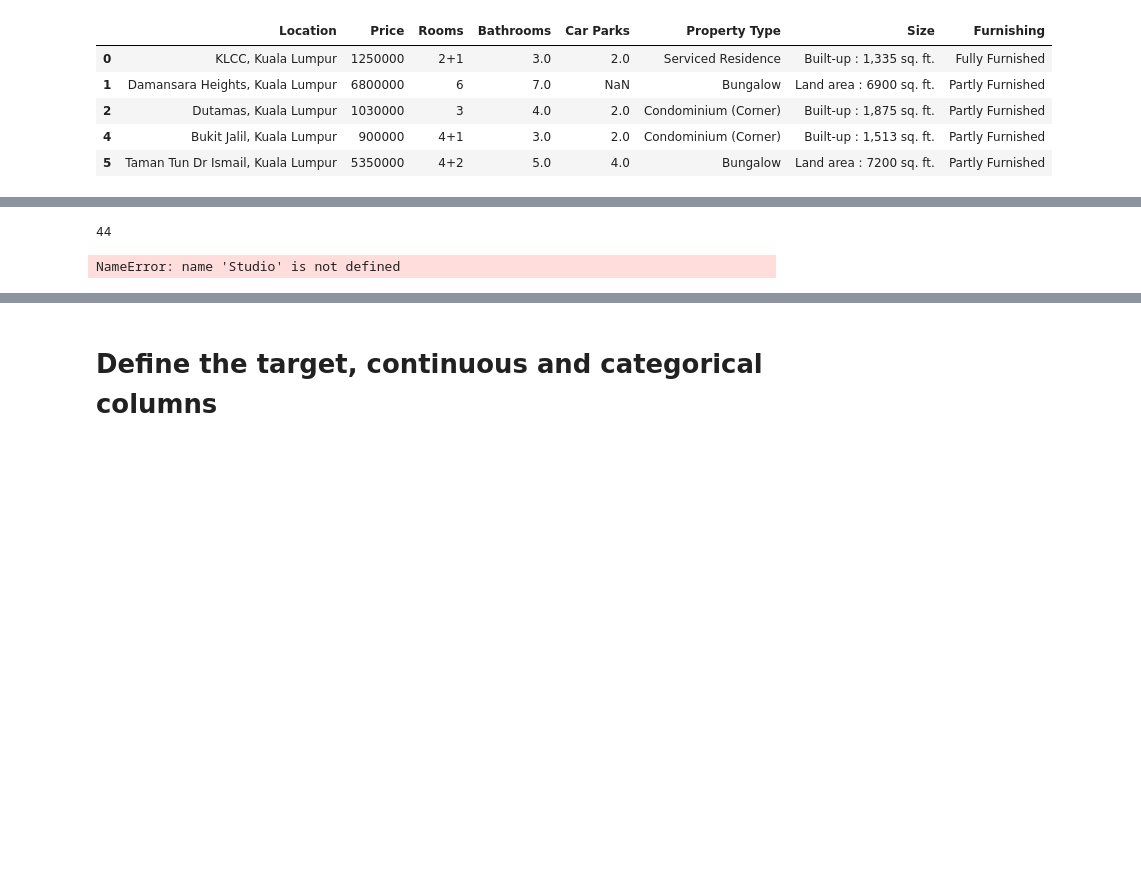
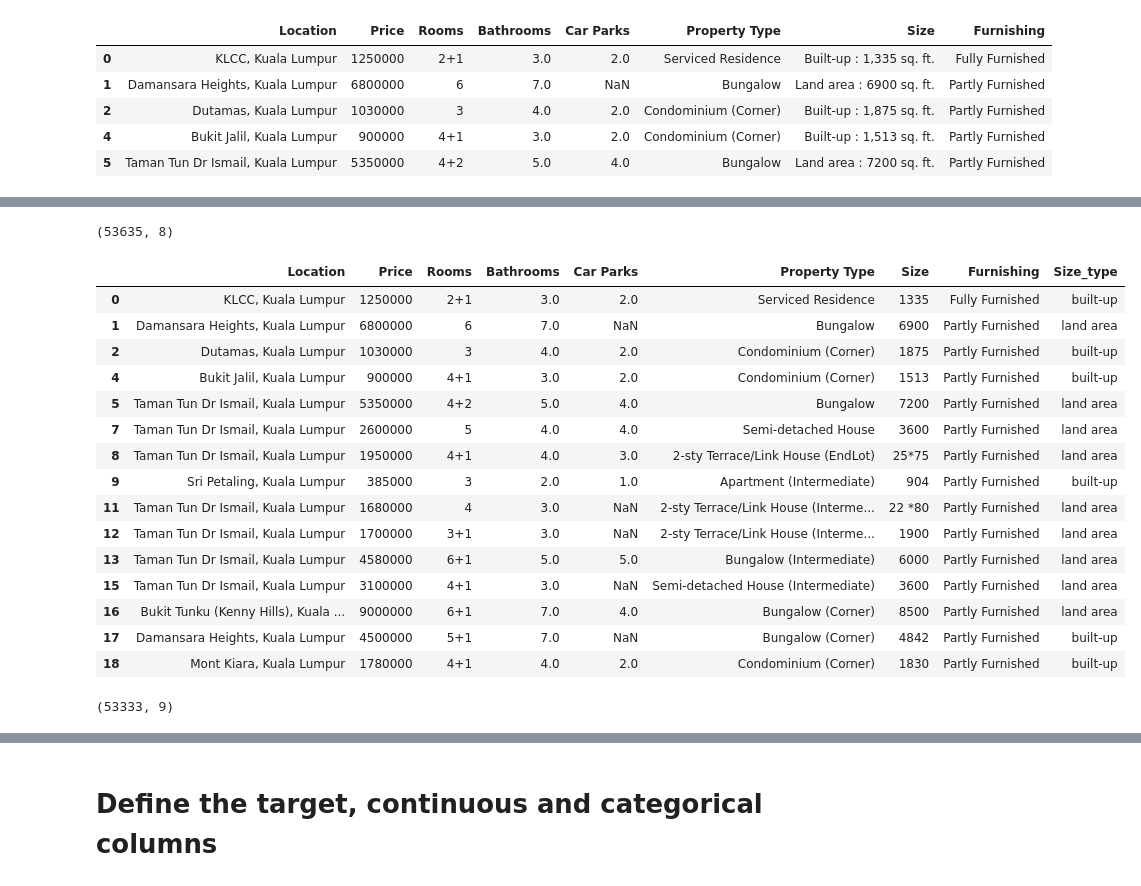
Before and after one commit to PacktPublishing/Deep-Learning-with-fastai-Cookbook, a Jupyter notebook: ch3/training_model_standalone_tabular_dataset.ipynb, the cells around one changed output, grey strips where cells are left out. Saved outputs shown, nothing was run; the diff lists cells and outputs as text; code cells hidden in the pictures; blank space fills up the shorter version.

Commit message:
size col sorted

```diff
--- a/ch3/training_model_standalone_tabular_dataset.ipynb
+++ b/ch3/training_model_standalone_tabular_dataset.ipynb
@@ -72,13 +92,3 @@ df_train.head()
 | 2 | Dutamas, Kuala Lumpur | 1030000 | 3 | 4.0 | 2.0 | Condominium (Corner) | Built-up : 1,875 sq. ft. | Partly Furnished |
 | 4 | Bukit Jalil, Kuala Lumpur | 900000 | 4+1 | 3.0 | 2.0 | Condominium (Corner) | Built-up : 1,513 sq. ft. | Partly Furnished |
 | 5 | Taman Tun Dr Ismail, Kuala Lumpur | 5350000 | 4+2 | 5.0 | 4.0 | Bungalow | Land area : 7200 sq. ft. | Partly Furnished |
-# %%
-# split the Size column into two columns and make the remaining Size column numeric
-df_train[['Size_type','Size']] = df_train['Size'].str.split(':',expand=True)
-df_train['Size'] = pd.to_numeric(df_train['Size'].str.replace(',','').str.replace(' sq. ft.',''), errors='coerce')
-# replace missing values in the Size column
-df_train['Size'] = df_train['Size'].fillna(0)
-print("missing values in Size: ", len(df_train) - df_train['Size'].count())
-# apply arithmetic
-df_train['Size'] = df_train['Size'].apply(lambda x: eval(str(x)))
-#df_train.head()
@@ -106 +95,60 @@ df_train.head(15)
+# %%
+df_train.shape
+# %% [output]
+(53635, 8)
+# %%
+# lowercase values in the Size column
+df_train['Size'] = df_train['Size'].str.lower()
+#  remove remaining records that have "sf","acres", or "#" in the Size column
+
+df_train = df_train[~df_train.Size.str.contains("sf",na=False)]
+df_train = df_train[~df_train.Size.str.contains("acre",na=False)]
+df_train = df_train[~df_train.Size.str.contains("#",na=False)]
+
+# split the Size column into two columns and make the remaining Size column numeric
+df_train[['Size_type','Size']] = df_train['Size'].str.split(':',expand=True)
+df_train = df_train[~df_train.Size.str.contains("kuala",na=False)]
+df_train = df_train[~df_train.Size.str.contains("malaysia",na=False)]
+df_train = df_train[~df_train.Size.str.contains("nil",na=False)]
+df_train = df_train[~df_train.Size.str.contains("corner",na=False)]
+df_train = df_train[~df_train.Size.str.contains("unknown",na=False)]
+df_train = df_train[~df_train.Size.str.contains("n/a",na=False)]
+df_train = df_train[~df_train.Size.str.contains("na",na=False)]
+df_train = df_train[~df_train.Size.str.contains("wp",na=False)]
+df_train = df_train[~df_train.Size.str.contains("xx",na=False)]
+df_train = df_train[~df_train.Size.str.contains("intermediate",na=False)]
+df_train = df_train[~df_train.Size.str.contains("wilayah",na=False)]
+df_train = df_train[~df_train.Size.str.contains("-",na=False)]
+df_train = df_train[~df_train.Size.str.contains("\+",na=False)]
+df_train = df_train[~df_train.Size.str.contains('\'',na=False)]
+df_train = df_train[~df_train.Size.str.contains('\~',na=False)]
+# remove commas and metric, and convert "x" with "*" so "22x80" becomes "22*80" and can yield a scalar when eval() is applied
+# df_train['Size'] = pd.to_numeric(df_train['Size'].str.replace(',','').str.replace(' sq. ft.','').str.replace("x","*"), errors='coerce')
+
+df_train['Size'] = df_train['Size'].str.replace(',','').str.replace('`','').str.replace('@','x').str.replace('\+ sq. ft.','')
+#
+df_train['Size'] = df_train['Size'].str.replace(' sq. ft.','').str.replace('sf sq. ft.','').str.replace('ft','').str.replace('sq','').str.replace("xx","*").str.replace("x ","*").str.replace(" x","*").str.replace("x","*").str.replace("X","*").replace('\'','')
+
+df_train.head(15)
+# %% [output]
+|  | Location | Price | Rooms | Bathrooms | Car Parks | Property Type | Size | Furnishing | Size_type |
+| 0 | KLCC, Kuala Lumpur | 1250000 | 2+1 | 3.0 | 2.0 | Serviced Residence | 1335 | Fully Furnished | built-up |
+| 1 | Damansara Heights, Kuala Lumpur | 6800000 | 6 | 7.0 | NaN | Bungalow | 6900 | Partly Furnished | land area |
+| 2 | Dutamas, Kuala Lumpur | 1030000 | 3 | 4.0 | 2.0 | Condominium (Corner) | 1875 | Partly Furnished | built-up |
+| 4 | Bukit Jalil, Kuala Lumpur | 900000 | 4+1 | 3.0 | 2.0 | Condominium (Corner) | 1513 | Partly Furnished | built-up |
+| 5 | Taman Tun Dr Ismail, Kuala Lumpur | 5350000 | 4+2 | 5.0 | 4.0 | Bungalow | 7200 | Partly Furnished | land area |
+| 7 | Taman Tun Dr Ismail, Kuala Lumpur | 2600000 | 5 | 4.0 | 4.0 | Semi-detached House | 3600 | Partly Furnished | land area |
+| 8 | Taman Tun Dr Ismail, Kuala Lumpur | 1950000 | 4+1 | 4.0 | 3.0 | 2-sty Terrace/Link House (EndLot) | 25*75 | Partly Furnished | land area |
+| 9 | Sri Petaling, Kuala Lumpur | 385000 | 3 | 2.0 | 1.0 | Apartment (Intermediate) | 904 | Partly Furnished | built-up |
+| 11 | Taman Tun Dr Ismail, Kuala Lumpur | 1680000 | 4 | 3.0 | NaN | 2-sty Terrace/Link House (Interme... | 22 *80 | Partly Furnished | land area |
+| 12 | Taman Tun Dr Ismail, Kuala Lumpur | 1700000 | 3+1 | 3.0 | NaN | 2-sty Terrace/Link House (Interme... | 1900 | Partly Furnished | land area |
+| 13 | Taman Tun Dr Ismail, Kuala Lumpur | 4580000 | 6+1 | 5.0 | 5.0 | Bungalow (Intermediate) | 6000 | Partly Furnished | land area |
+| 15 | Taman Tun Dr Ismail, Kuala Lumpur | 3100000 | 4+1 | 3.0 | NaN | Semi-detached House (Intermediate) | 3600 | Partly Furnished | land area |
+| 16 | Bukit Tunku (Kenny Hills), Kuala ... | 9000000 | 6+1 | 7.0 | 4.0 | Bungalow (Corner) | 8500 | Partly Furnished | land area |
+| 17 | Damansara Heights, Kuala Lumpur | 4500000 | 5+1 | 7.0 | NaN | Bungalow (Corner) | 4842 | Partly Furnished | built-up |
+| 18 | Mont Kiara, Kuala Lumpur | 1780000 | 4+1 | 4.0 | 2.0 | Condominium (Corner) | 1830 | Partly Furnished | built-up |
+# %%
+df_train.shape
+# %% [output]
+(53333, 9)
 # %%
@@ -109,10 +157,0 @@ def calc_column(input_string):
-# %%
-df_train['Rooms'].nunique()
-# %% [output]
-44
-# %%
-df_train['Rooms'] = df_train['Rooms'].fillna(0)
-
-df_train.head()
-# %% [output]
-NameError: name 'Studio' is not defined
```
Also changed, not shown: parts of 18 cells of this notebook.
